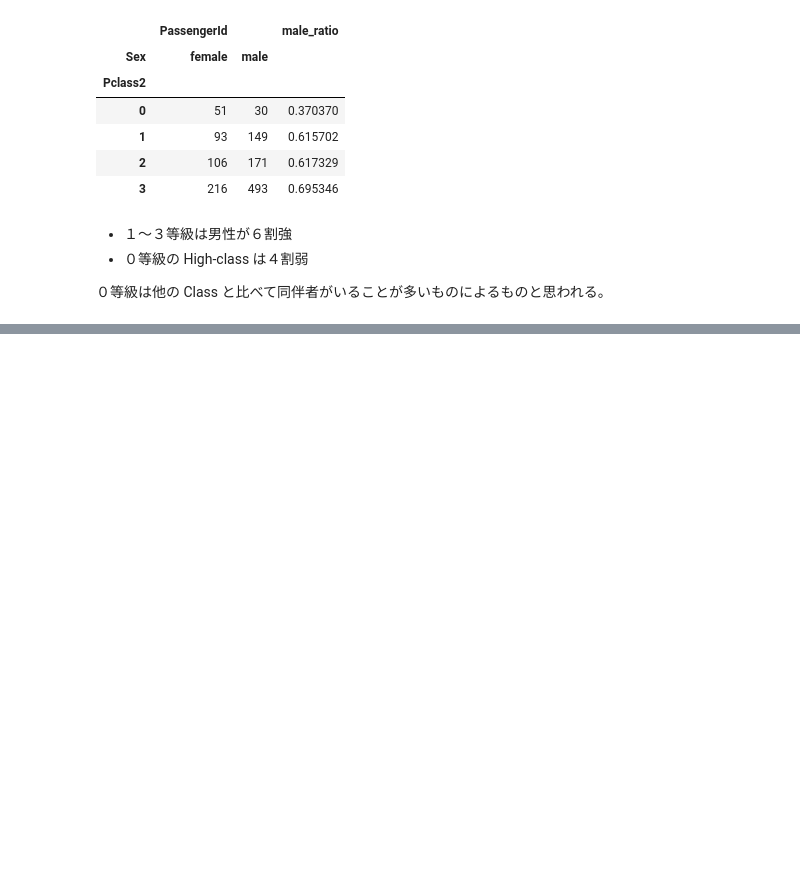
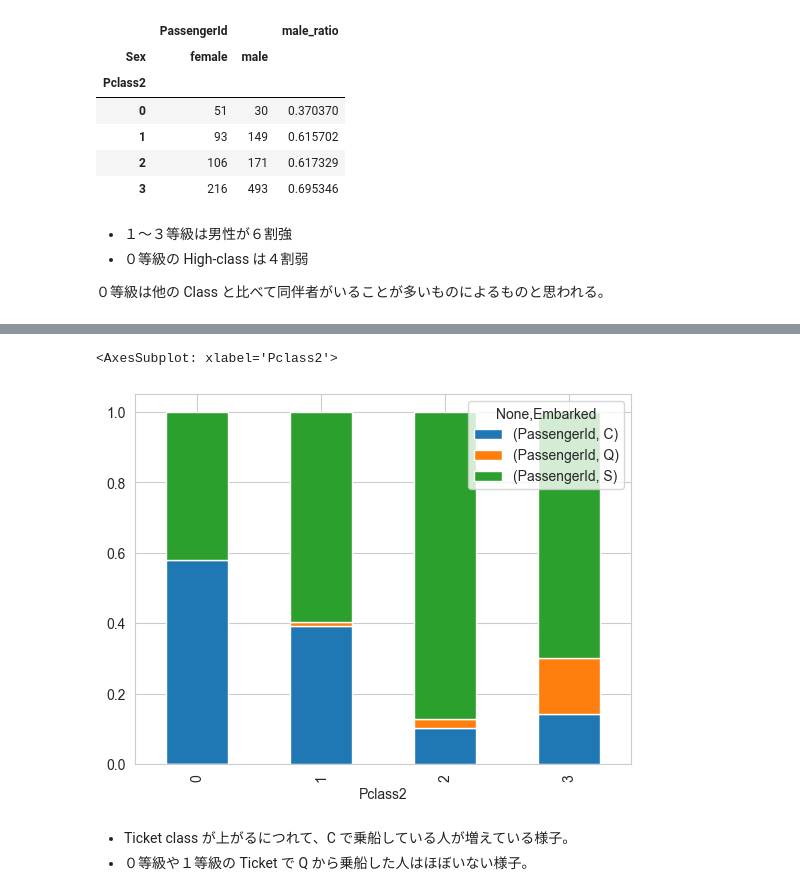
Before and after one commit to 1024xx4/kaggle_titanic, a Jupyter notebook: kaggle_titanic_another_view_point.ipynb, the cells around one changed output, grey strips where cells are left out. Cells and saved outputs as stored; diff of their text form; code cells hidden in the pictures; blank space fills up the shorter version.

```diff
--- a/kaggle_titanic_another_view_point.ipynb
+++ b/kaggle_titanic_another_view_point.ipynb
@@ -193,0 +203,8 @@ df_Pclass_gender
+# %%
+# 割合を比較できる 100% 積み上げ縦棒Graph に変換
+df_Pclass_emb_ratio = df_Pclass_emb.copy()
+df_Pclass_emb_ratio["sum"] = df_Pclass_emb_ratio["PassengerId", "C"] + df_Pclass_emb_ratio["PassengerId", "Q"] + df_Pclass_emb_ratio["PassengerId", "S"]
+df_Pclass_emb_ratio["PassengerId", "C"] = df_Pclass_emb_ratio["PassengerId", "C"] / df_Pclass_emb_ratio["sum"]
+df_Pclass_emb_ratio["PassengerId", "Q"] = df_Pclass_emb_ratio["PassengerId", "Q"] / df_Pclass_emb_ratio["sum"]
+df_Pclass_emb_ratio["PassengerId", "S"] = df_Pclass_emb_ratio["PassengerId", "S"] / df_Pclass_emb_ratio["sum"]
+df_Pclass_emb_ratio = df_Pclass_emb_ratio.drop(["sum"], axis=1)
@@ -193,0 +221,8 @@ df_Pclass_gender
+# %%
+df_Pclass_emb_ratio.plot.bar(stacked=True)
+# %% [output]
+<AxesSubplot: xlabel='Pclass2'>
+[figure, added]
+# %% [markdown]
+- Ticket class が上がるにつれて、C で乗船している人が増えている様子。
+- ０等級や１等級の Ticket で Q から乗船した人はほぼいない様子。
```
Also changed, not shown: parts of 3 cells of this notebook.
